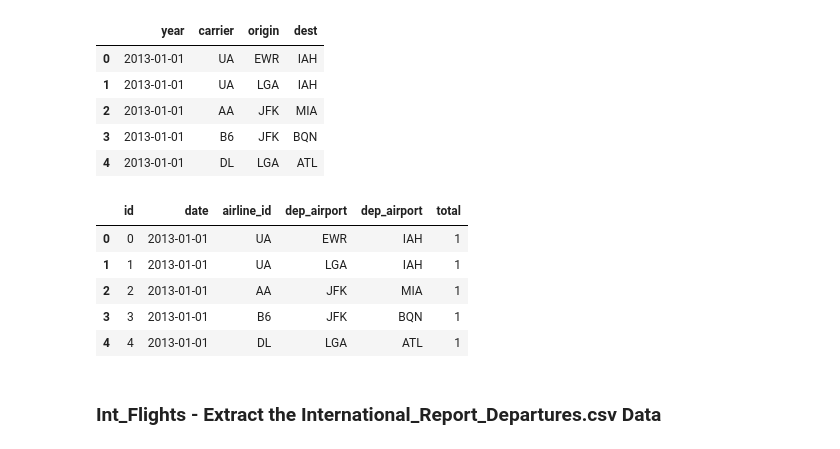
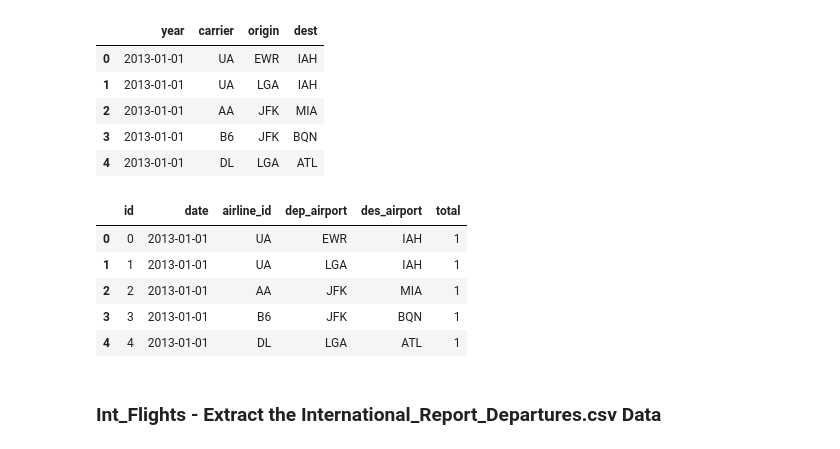
Before and after one commit to ktaware/project3-Air-Travellin-USA, a Jupyter notebook: coding/data_csv_cleaning.ipynb, the cells around one changed output. Cells and saved outputs as stored; diff of their text form; code cells hidden in the pictures.

Commit message:
corrected des_airport

```diff
--- a/coding/data_csv_cleaning.ipynb
+++ b/coding/data_csv_cleaning.ipynb
@@ -241,23 +241,23 @@ dom_flights_reduced.head()
 # %%
 # Add total column and set value to 1
 dom_flights_reduced['total']=1
 dom_flights_reduced
 
 # Reset index for resulting dom_flights_cleaned DataFrame.
 dom_flights_cleaned = dom_flights_reduced.reset_index(drop=False, inplace=False)
 dom_flights_cleaned.head()
 
 # Rename the index, year, carrier, origin, and dest columns.
 dom_flights_final = dom_flights_cleaned.rename(columns={'index': 'id',
                                                                  'year': 'date',
                                                                  'carrier': 'airline_id',
                                                                  'origin': 'dep_airport',
-                                                                 'dest': 'dep_airport'
+                                                                 'dest': 'des_airport'
                                                                 })
 
 dom_flights_final.head()
 # %% [output]
-|  | id | date | airline_id | dep_airport | dep_airport | total |
+|  | id | date | airline_id | dep_airport | des_airport | total |
 | 0 | 0 | 2013-01-01 | UA | EWR | IAH | 1 |
 | 1 | 1 | 2013-01-01 | UA | LGA | IAH | 1 |
 | 2 | 2 | 2013-01-01 | AA | JFK | MIA | 1 |
```
Also changed, not shown: parts of 10 cells of this notebook, 8 other files.
